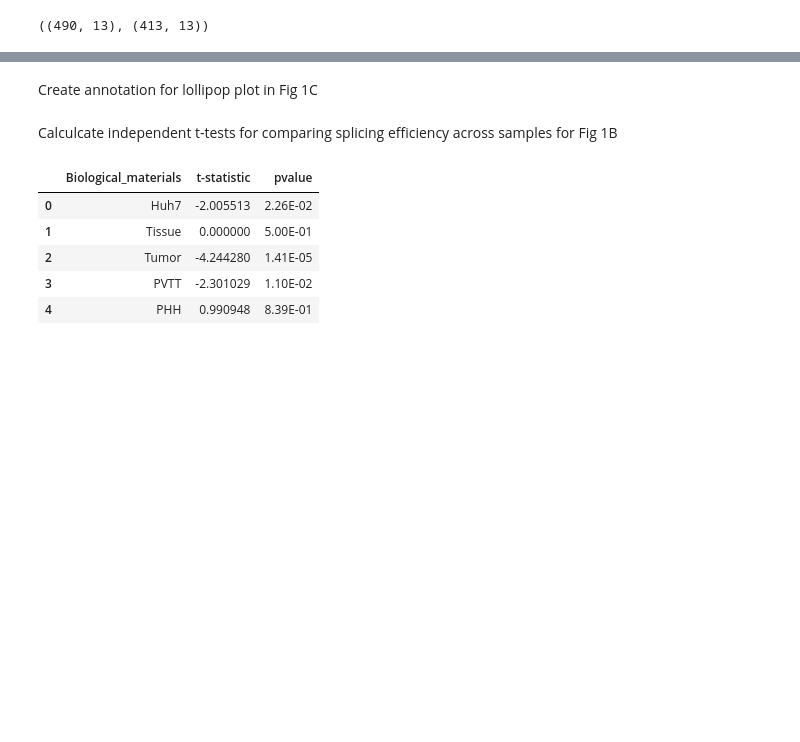
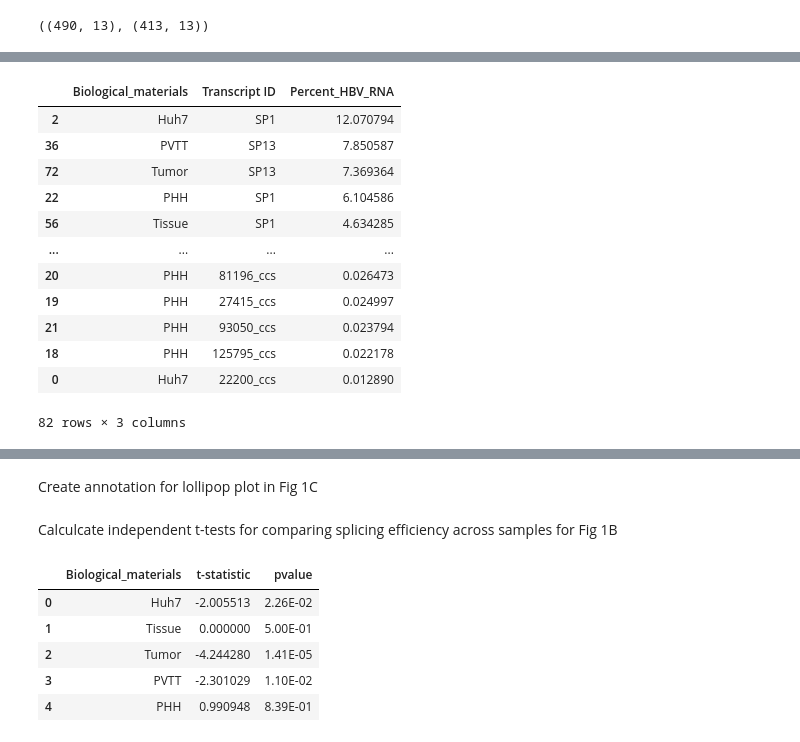
Before and after one commit to lcscs12345/HBV_splicing_paper_2025, a Jupyter notebook: jupyter_notebooks/01-splicing_efficiency.ipynb, the cells around one changed output, grey strips where cells are left out. Cells and saved outputs as stored; diff of their text form; code cells hidden in the pictures; blank space fills up the shorter version.

```diff
--- a/jupyter_notebooks/01-splicing_efficiency.ipynb
+++ b/jupyter_notebooks/01-splicing_efficiency.ipynb
@@ -291,0 +314,16 @@ cosi_long[cosi_long["Transcript ID"].str.contains("pSP")].shape, cosi_long[cosi_
+# %%
+s1.groupby(["Biological_materials","Transcript ID"])["Percent_HBV_RNA"].mean().reset_index().sort_values("Percent_HBV_RNA", ascending=False)
+# %% [output]
+|  | Biological_materials | Transcript ID | Percent_HBV_RNA |
+| 2 | Huh7 | SP1 | 12.070794 |
+| 36 | PVTT | SP13 | 7.850587 |
+| 72 | Tumor | SP13 | 7.369364 |
+| 22 | PHH | SP1 | 6.104586 |
+| 56 | Tissue | SP1 | 4.634285 |
+| ... | ... | ... | ... |
+| 20 | PHH | 81196_ccs | 0.026473 |
+| 19 | PHH | 27415_ccs | 0.024997 |
+| 21 | PHH | 93050_ccs | 0.023794 |
+| 18 | PHH | 125795_ccs | 0.022178 |
+| 0 | Huh7 | 22200_ccs | 0.012890 |
+82 rows × 3 columns
```
Also changed, not shown: parts of 9 cells of this notebook, 3 other files.
